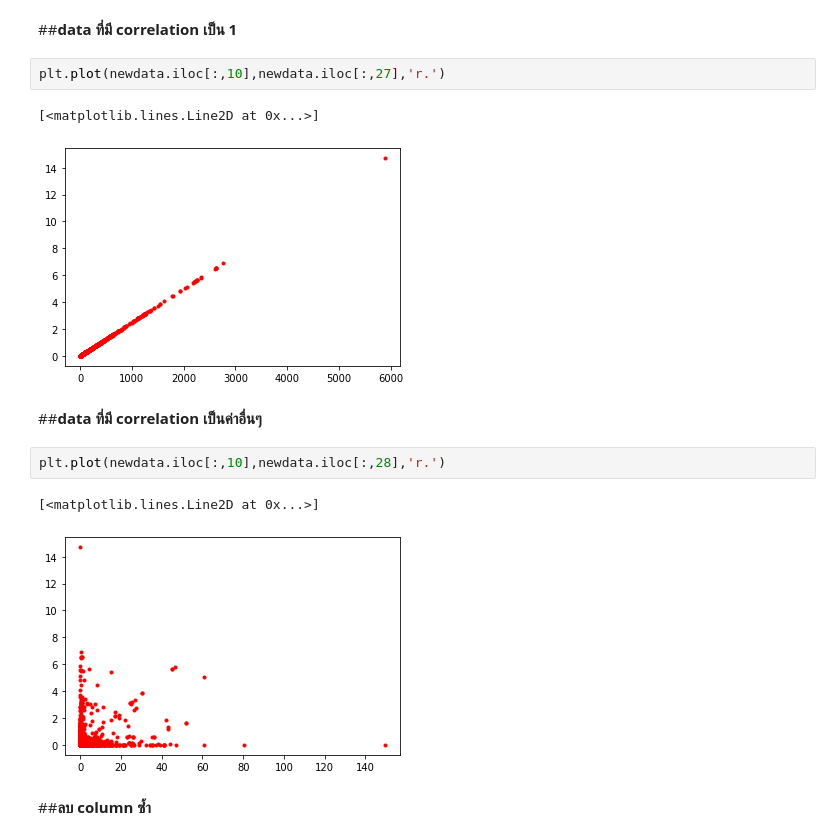
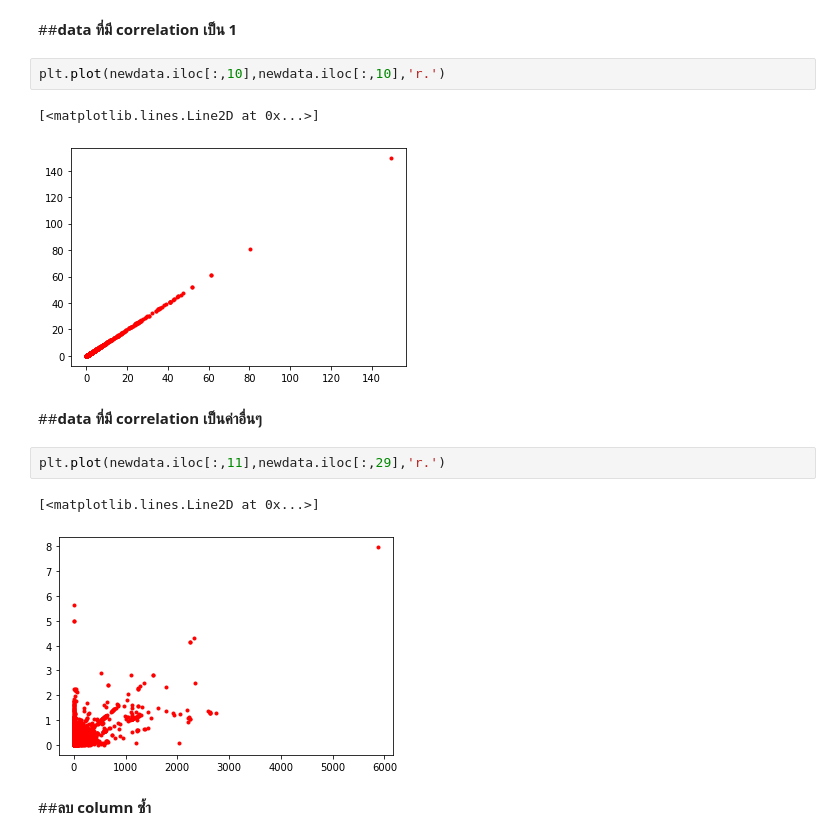
Before and after one commit to Nunticha24/Multivariate, a Jupyter notebook: Chapter3_PCA.ipynb, the cells around one changed output. Saved outputs shown, nothing was run; the diff lists cells and outputs as text.

```diff
--- a/Chapter3_PCA.ipynb
+++ b/Chapter3_PCA.ipynb
@@ -535,17 +535,17 @@ from matplotlib import pyplot as plt
 # %% [markdown]
 ##**data ที่มี correlation เป็น 1**
 # %%
-plt.plot(newdata.iloc[:,10],newdata.iloc[:,27],'r.')
+plt.plot(newdata.iloc[:,10],newdata.iloc[:,10],'r.')
 # %% [output]
 [<matplotlib.lines.Line2D at 0x...>]
-[figure, old version]
+[figure, new version]
 # %% [markdown]
 ##**data ที่มี correlation เป็นค่าอื่นๆ**
 # %%
-plt.plot(newdata.iloc[:,10],newdata.iloc[:,28],'r.')
+plt.plot(newdata.iloc[:,11],newdata.iloc[:,29],'r.')
 # %% [output]
 [<matplotlib.lines.Line2D at 0x...>]
-[figure, old version]
+[figure, new version]
 # %% [markdown]
 ##**ลบ column ซ้ำ**
 # %%
```
Also changed, not shown: parts of 23 cells of this notebook.
